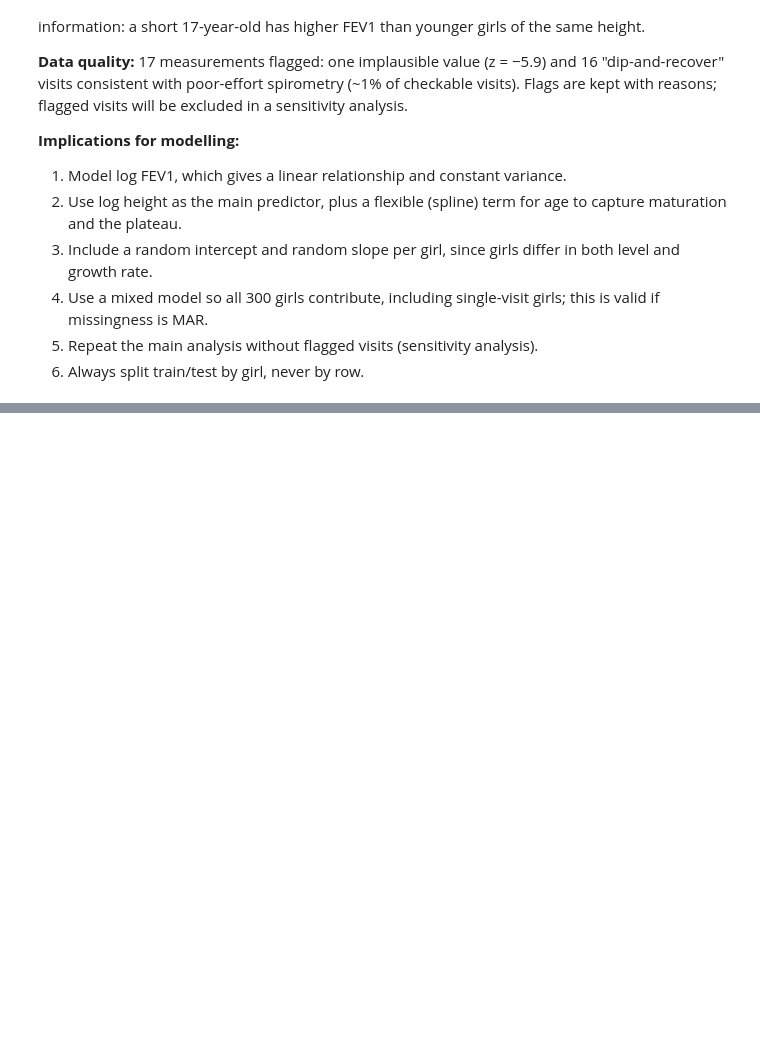
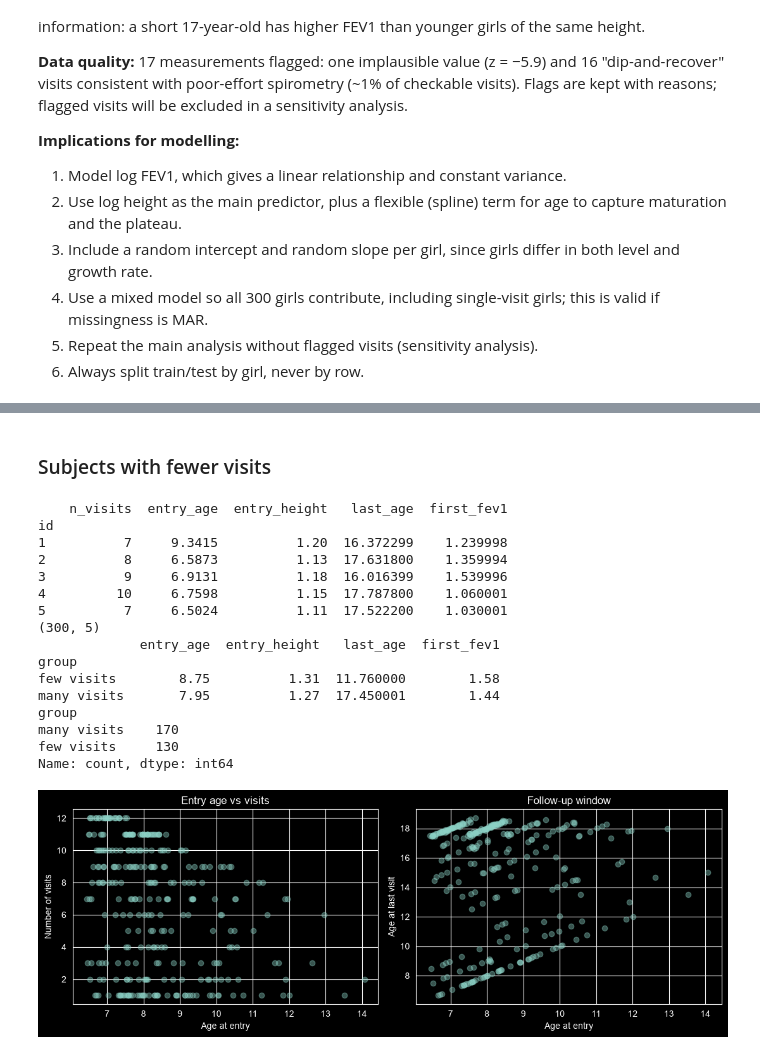
Before and after one commit to louisapraszezynki/lung-trajectories, a Jupyter notebook: notebooks/01_exploration.ipynb, the cells around one changed output, grey strips where cells are left out. Drawn from its saved outputs; the diff is of its cells as text; code cells hidden in the pictures; blank space fills up the shorter version.

```diff
--- a/notebooks/01_exploration.ipynb
+++ b/notebooks/01_exploration.ipynb
@@ -276,0 +304,46 @@ in a sensitivity analysis.
+# %% [markdown]
+### Subjects with fewer visits
+# %%
+# Make one row per girl
+per_child = df.groupby("id").agg(
+    n_visits=("age", "size"),
+    entry_age=("init_age", "first"),
+    entry_height=("init_height", "first"),
+    last_age=("age", "max"),
+    first_fev1=("fev1", "first"),
+)
+print(per_child.head())
+print(per_child.shape)
+
+# Compare "few visits" with "many visits"
+median_visits = per_child["n_visits"].median()
+per_child["group"] = np.where(per_child["n_visits"] >= median_visits, "many visits", "few visits")
+
+print(per_child.groupby("group")[["entry_age", "entry_height", "last_age", "first_fev1"]].mean().round(2))
+print(per_child["group"].value_counts())
+
+# 2 plots
+fig, axes = plt.subplots(1, 2, figsize=(11, 4))
+axes[0].scatter(per_child["entry_age"], per_child["n_visits"], alpha=0.4)
+axes[0].set(xlabel="Age at entry", ylabel="Number of visits", title="Entry age vs visits")
+axes[1].scatter(per_child["entry_age"], per_child["last_age"], alpha=0.4)
+axes[1].set(xlabel="Age at entry", ylabel="Age at last visit", title="Follow-up window")
+plt.tight_layout(); plt.show()
+# %% [output]
+    n_visits  entry_age  entry_height   last_age  first_fev1
+id
+1          7     9.3415          1.20  16.372299    1.239998
+2          8     6.5873          1.13  17.631800    1.359994
+3          9     6.9131          1.18  16.016399    1.539996
+4         10     6.7598          1.15  17.787800    1.060001
+5          7     6.5024          1.11  17.522200    1.030001
+(300, 5)
+             entry_age  entry_height   last_age  first_fev1
+group
+few visits        8.75          1.31  11.760000        1.58
+many visits       7.95          1.27  17.450001        1.44
+group
+many visits    170
+few visits     130
+Name: count, dtype: int64
+[figure, added]
```
Also changed, not shown: parts of 5 cells of this notebook, 2 other files.
